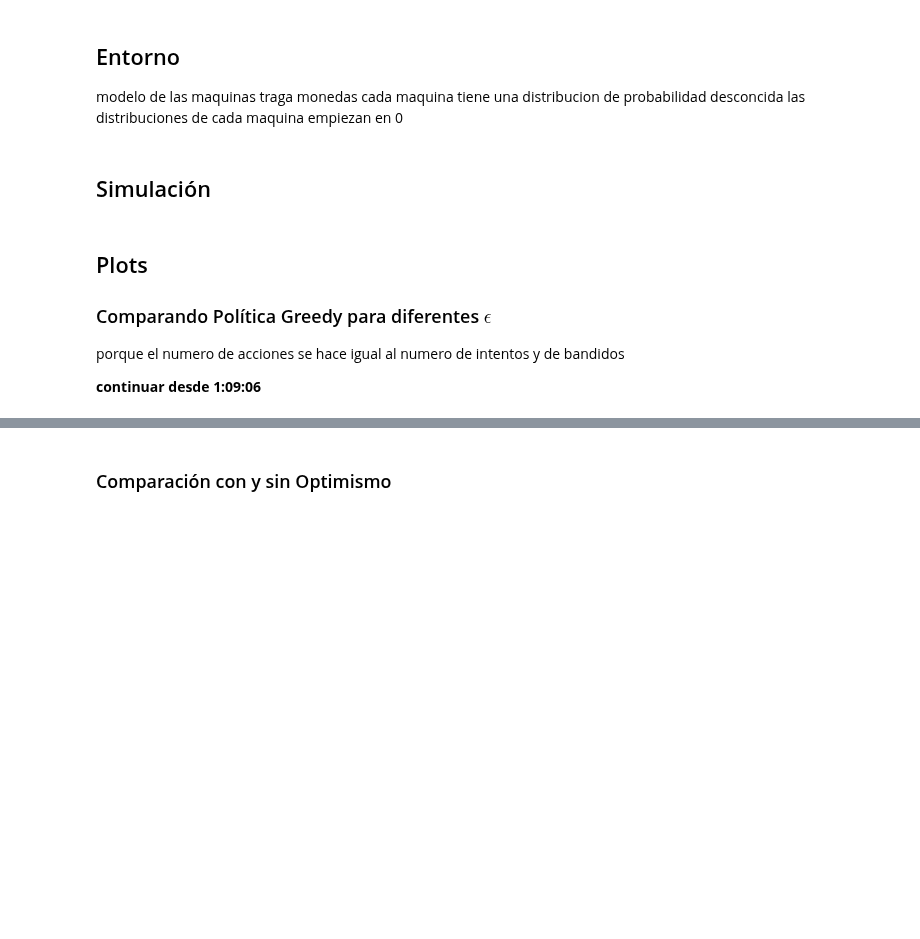
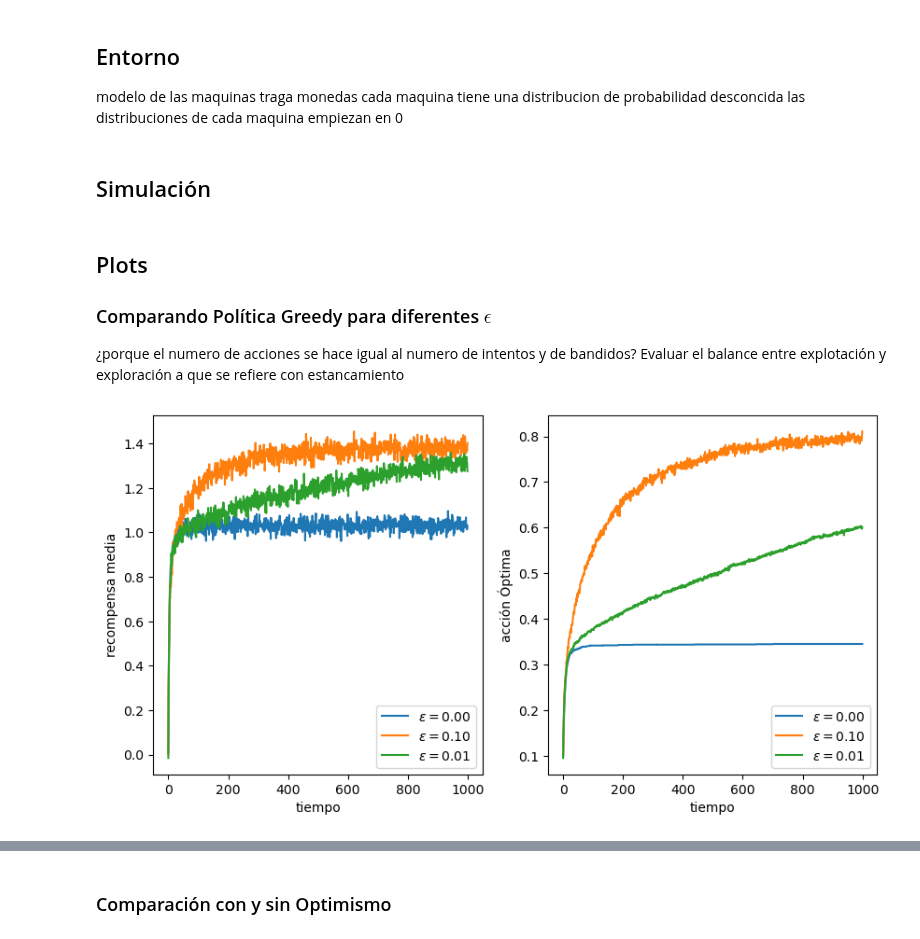
Before and after one commit to LeninGF/CoursesNotes, a Jupyter notebook: MarkovRL/00-TragaMonedas-RL.ipynb, the cells around one changed output, grey strips where cells are left out. Cells and saved outputs as stored; diff of their text form; code cells hidden in the pictures; blank space fills up the shorter version.

```diff
--- a/MarkovRL/00-TragaMonedas-RL.ipynb
+++ b/MarkovRL/00-TragaMonedas-RL.ipynb
@@ -28,29 +28,27 @@ class ActualizarPolitica:
 
 class ActualizarMediaAritmetica(ActualizarPolitica):
     def __init__(self, num_acciones:int):
-        self.num_acciones = num_acciones
+        self.n = num_acciones
         self.contador_accion = np.zeros(num_acciones) # incrementar el contador de la accion que se ha tomado
     def actualizar(self, politica:"Politica", accion:int, recompensa:float):
         self.contador_accion[accion]+=1 # el indice es la accion y asi se incrementa cada accion
         # cada accion tiene su propia q
         politica.q_est[accion]+=(recompensa-politica.q_est[accion])/self.contador_accion[accion]
     def reset(self):
-        self.contador_accion = np.zeros(self.num_acciones)
+        self.contador_accion = np.zeros(self.n)
 
 class ActualizarConstante(ActualizarPolitica):
     def __init__(self, num_acciones:int, constante:float):
-        self.num_acciones = num_acciones
+        self.n = num_acciones
         self.constante = constante
-        self.contador_accion = np.zeros(num_acciones) # incrementar el contador de la accion que se ha tomado
     def actualizar(self, politica:"Politica", accion:int, recompensa:float):
         politica.q_est[accion]+=self.constante*(recompensa-politica.q_est[accion]) # no se observa completo
     def reset(self):
         pass
 
-
 class ActualizarGradiente(ActualizarPolitica):
     def __init__(self, num_acciones:int, con_baseline:bool, constante:float):
-        self.num_acciones = num_acciones
+        self.n = num_acciones
         self.con_baseline = con_baseline
         self.constante = constante
         self.recompensa_media = 0
@@ -59,7 +57,7 @@ class ActualizarGradiente(ActualizarPolitica):
     def actualizar(self, politica:"Politica", accion:int, recompensa:float):
         self.tiempo += 1
         self.recompensa_media+=(recompensa-self.recompensa_media)/self.tiempo
-        one_hot = np.zeros(self.num_acciones)
+        one_hot = np.zeros(self.n)
         one_hot[accion] = 1
         if self.con_baseline:
             baseline = self.recompensa_media
@@ -152,7 +149,7 @@ class Entorno:
         self.q_verdadera = np.random.randn(self.n)+self.recompensa_verdadera
         self.mejor_accion = np.argmax(self.q_verdadera)
     def recompensa(self, accion:int):
-        return np.random.rand()+self.q_verdadera[accion]
+        return np.random.randn()+self.q_verdadera[accion]
 # %% [markdown]
 ## Simulación
 # %%
@@ -173,25 +170,46 @@ def simulador(intentos, tiempo, politicas:List[Politica], entorno:Entorno):
                 recompensas[p,i,t] = recompesa
                 if accion == entorno.mejor_accion:
                     contador_mejor_accion[p,i,t] = 1
-    media_contador_mejor_accion = contador_mejor_accion.mean(axis=-1)
-    media_recompensas = recompensas.mean(axis=-1)
+    media_contador_mejor_accion = contador_mejor_accion.mean(axis=1)
+    media_recompensas = recompensas.mean(axis=1)
     return media_contador_mejor_accion, media_recompensas
 # %% [markdown]
 ## Plots
 
 ### Comparando Política Greedy para diferentes $\epsilon$
 
-porque el numero de acciones se hace igual al numero de intentos y de bandidos
-
-**continuar desde 1:09:06**
+¿porque el numero de acciones se hace igual al numero de intentos y de bandidos?
+Evaluar el balance entre explotación y exploración
+a que se refiere con estancamiento
 # %%
+%%time
 intentos = 2000; tiempo = 1000
-epsilons = [0,0.1,0.01]
+epsilons = [0.,0.1,0.01] # controla el nivel de exploracion
 # bandidos = [
 #     PoliticaEpsilonGreedy(ActualizarMediaAritmetica(k), k, epsilons[0]),
 #     PoliticaEpsilonGreedy(ActualizarMediaAritmetica(k), k, epsilons[1]),
 #     PoliticaEpsilonGreedy(ActualizarMediaAritmetica(k), k, epsilons[2]),
 # ]
 bandidos = [PoliticaEpsilonGreedy(ActualizarMediaAritmetica(k),k,ep) for ep in epsilons]
 entorno = Entorno(k)
 contador_mejor_accion, recompensas = simulador(intentos, tiempo, bandidos, entorno)
+
+plt.figure(figsize=(10,5))
+
+plt.subplot(1,2,1)
+for eps, recompensas in zip(epsilons, recompensas):
+    plt.plot(recompensas, label='$\epsilon=%.02f$' % (eps))
+plt.xlabel('tiempo')
+plt.ylabel('recompensa media')
+plt.legend()
+
+plt.subplot(1,2,2)
+for eps, countador in zip(epsilons, contador_mejor_accion):
+    plt.plot(countador, label='$\epsilon=%.02f$' % (eps))
+plt.xlabel('tiempo')
+plt.ylabel('acción Óptima')
+plt.legend()
+
+plt.show()
+# %% [output]
+[figure, added]
```
Also changed, not shown: parts of 5 cells of this notebook.
